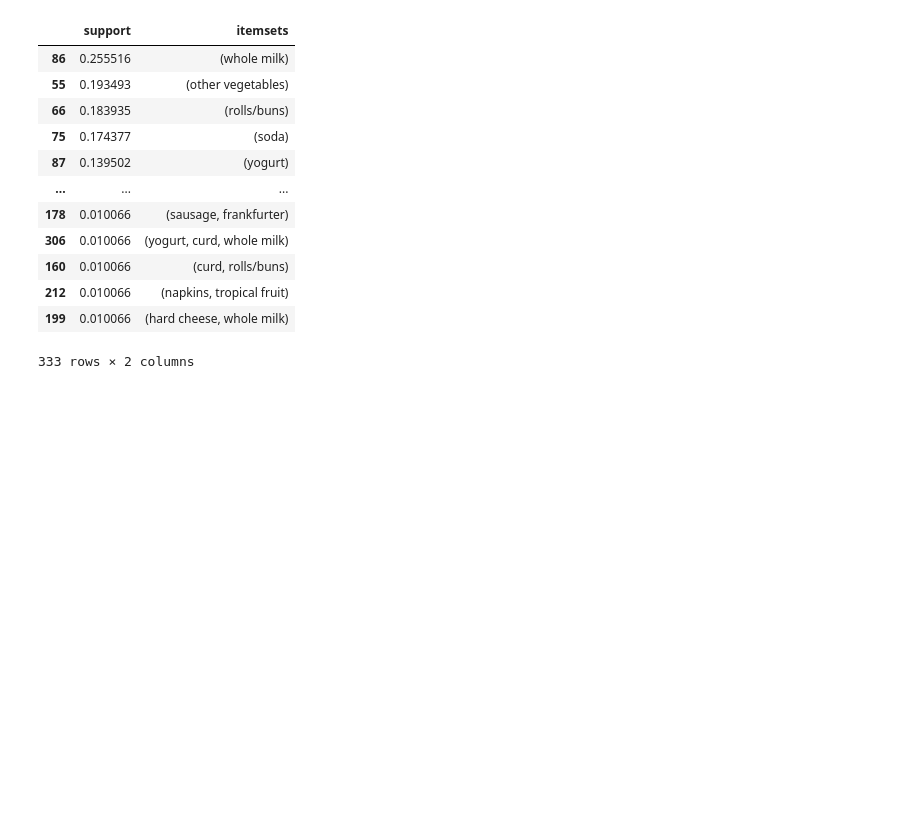
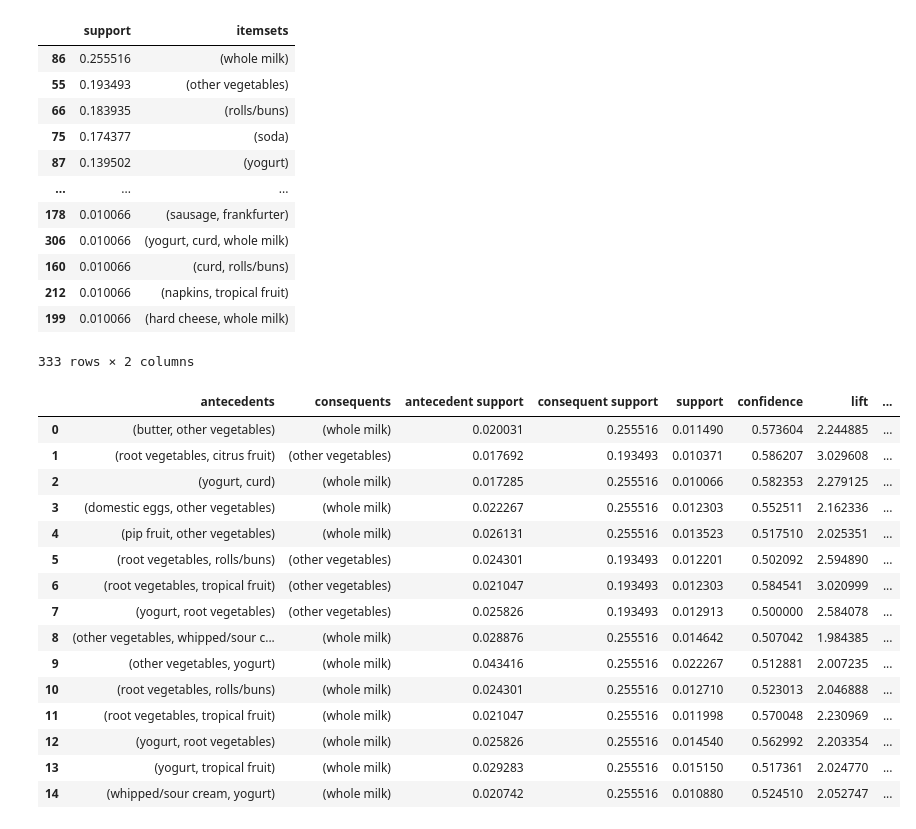
Before and after one commit to jvccorsi/proj-sad-apriori, a Jupyter notebook: codigo.ipynb, the cells around one changed output. Saved outputs shown, nothing was run; the diff lists cells and outputs as text; code cells hidden in the pictures; blank space fills up the shorter version.

```diff
--- a/codigo.ipynb
+++ b/codigo.ipynb
@@ -167,0 +163,52 @@ from mlxtend.frequent_patterns import association_rules
+# %%
+from mlxtend.frequent_patterns import association_rules
+
+
+#42 min
+
+#Confiança (Apriori) com min de 50% de confiança.
+
+
+#metodo de confianca do algoritmo de apriori
+
+rules = association_rules(frequent_items, metric = 'confidence', min_threshold=0.5)
+
+rules
+
+
+
+# # Explicação:
+
+
+# 	antecedents	consequents	antecedent support	consequent support	support	        confidence	lift	leverage	conviction
+# 0	(butter, other vegetables)	(whole milk)	0.020031	0.255516	0.011490	0.573604	2.244885	0.006371	1.745992
+
+# Explicando: Quem comprou manteiga e outros vegetais, também comprou leite em 57% das vezes (col confidence)
+
+
+#                                                                             confidence
+# Ex2: 2	(yogurt, curd)	(whole milk)	0.017285	0.255516	0.010066	0.582353	2.279125	0.005649	1.782567
+
+#         - Quem comprou yogurt e curd, comprou whole milk em 58% das vezes.
+
+
+
+
+# #Regra mais forte (QUem compra A compra B) em ordem com maior confiança para menor confiança:
+# %% [output]
+|  | antecedents | consequents | antecedent support | consequent support | support | confidence | lift | ... |
+| 0 | (butter, other vegetables) | (whole milk) | 0.020031 | 0.255516 | 0.011490 | 0.573604 | 2.244885 | ... |
+| 1 | (root vegetables, citrus fruit) | (other vegetables) | 0.017692 | 0.193493 | 0.010371 | 0.586207 | 3.029608 | ... |
+| 2 | (yogurt, curd) | (whole milk) | 0.017285 | 0.255516 | 0.010066 | 0.582353 | 2.279125 | ... |
+| 3 | (domestic eggs, other vegetables) | (whole milk) | 0.022267 | 0.255516 | 0.012303 | 0.552511 | 2.162336 | ... |
+| 4 | (pip fruit, other vegetables) | (whole milk) | 0.026131 | 0.255516 | 0.013523 | 0.517510 | 2.025351 | ... |
+| 5 | (root vegetables, rolls/buns) | (other vegetables) | 0.024301 | 0.193493 | 0.012201 | 0.502092 | 2.594890 | ... |
+| 6 | (root vegetables, tropical fruit) | (other vegetables) | 0.021047 | 0.193493 | 0.012303 | 0.584541 | 3.020999 | ... |
+| 7 | (yogurt, root vegetables) | (other vegetables) | 0.025826 | 0.193493 | 0.012913 | 0.500000 | 2.584078 | ... |
+| 8 | (other vegetables, whipped/sour c... | (whole milk) | 0.028876 | 0.255516 | 0.014642 | 0.507042 | 1.984385 | ... |
+| 9 | (other vegetables, yogurt) | (whole milk) | 0.043416 | 0.255516 | 0.022267 | 0.512881 | 2.007235 | ... |
+| 10 | (root vegetables, rolls/buns) | (whole milk) | 0.024301 | 0.255516 | 0.012710 | 0.523013 | 2.046888 | ... |
+| 11 | (root vegetables, tropical fruit) | (whole milk) | 0.021047 | 0.255516 | 0.011998 | 0.570048 | 2.230969 | ... |
+| 12 | (yogurt, root vegetables) | (whole milk) | 0.025826 | 0.255516 | 0.014540 | 0.562992 | 2.203354 | ... |
+| 13 | (yogurt, tropical fruit) | (whole milk) | 0.029283 | 0.255516 | 0.015150 | 0.517361 | 2.024770 | ... |
+| 14 | (whipped/sour cream, yogurt) | (whole milk) | 0.020742 | 0.255516 | 0.010880 | 0.524510 | 2.052747 | ... |
```
Also changed, not shown: parts of 2 cells of this notebook, 1 other file.
